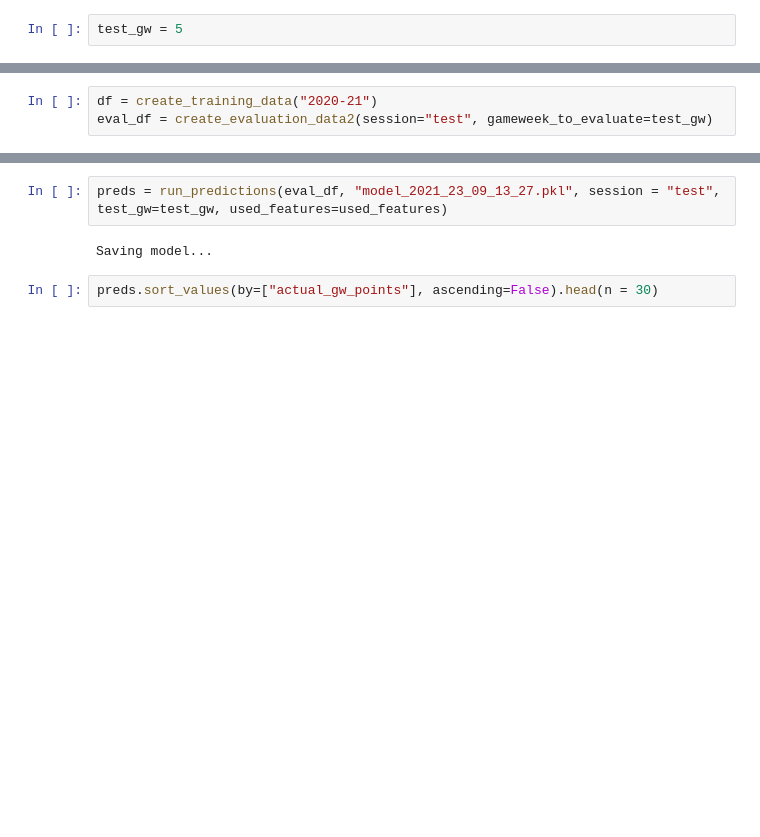
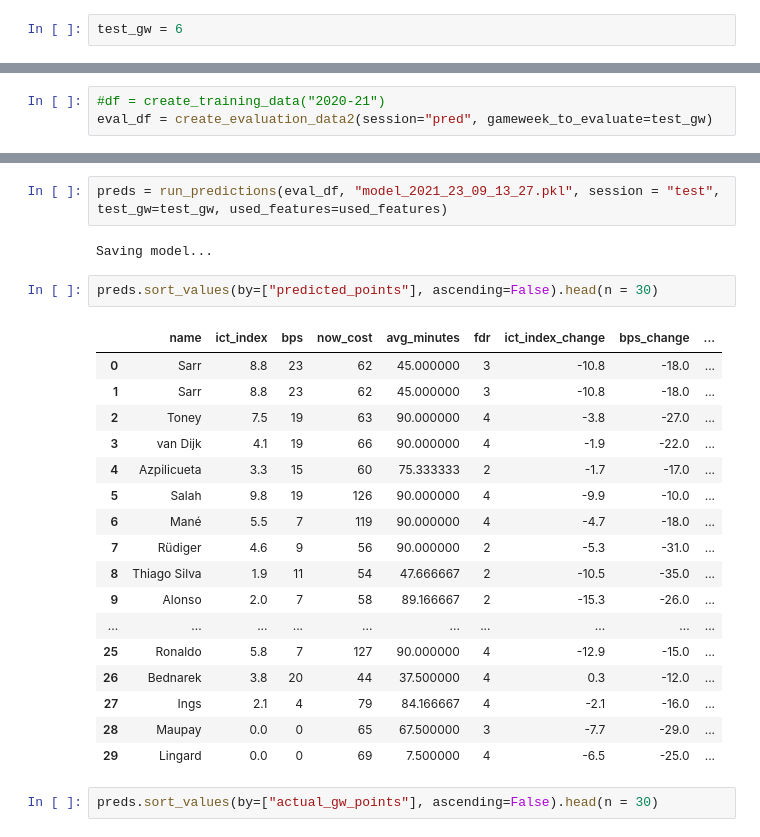
Before and after one commit to magnustorvund/fantasyAI, a Jupyter notebook: notebooks/performance_test.ipynb, the cells around one changed output, grey strips where cells are left out. Saved outputs shown, nothing was run; the diff lists cells and outputs as text; blank space fills up the shorter version.

```diff
--- a/notebooks/performance_test.ipynb
+++ b/notebooks/performance_test.ipynb
@@ -6,3 +6,3 @@ from data import create_training_data, create_evaluation_data2
 from pipeline import run_model_training, run_hyperparameter_tuning, run_model_training_quick, run_predictions
 # %%
-test_gw = 5
+test_gw = 6
@@ -9,3 +34,3 @@ test_gw = 5
 # %%
-df = create_training_data("2020-21")
-eval_df = create_evaluation_data2(session="test", gameweek_to_evaluate=test_gw)
+#df = create_training_data("2020-21")
+eval_df = create_evaluation_data2(session="pred", gameweek_to_evaluate=test_gw)
@@ -92,6 +109,26 @@ used_features =  ['name', 'ict_index', 'bps', 'now_cost','avg_minutes', 'fdr','i
 preds = run_predictions(eval_df, "model_2021_23_09_13_27.pkl", session = "test", test_gw=test_gw, used_features=used_features)
 # %% [output]
 Saving model...
+# %%
+preds.sort_values(by=["predicted_points"], ascending=False).head(n = 30)
+# %% [output]
+|  | name | ict_index | bps | now_cost | avg_minutes | fdr | ict_index_change | bps_change | ... |
+| 0 | Sarr | 8.8 | 23 | 62 | 45.000000 | 3 | -10.8 | -18.0 | ... |
+| 1 | Sarr | 8.8 | 23 | 62 | 45.000000 | 3 | -10.8 | -18.0 | ... |
+| 2 | Toney | 7.5 | 19 | 63 | 90.000000 | 4 | -3.8 | -27.0 | ... |
+| 3 | van Dijk | 4.1 | 19 | 66 | 90.000000 | 4 | -1.9 | -22.0 | ... |
+| 4 | Azpilicueta | 3.3 | 15 | 60 | 75.333333 | 2 | -1.7 | -17.0 | ... |
+| 5 | Salah | 9.8 | 19 | 126 | 90.000000 | 4 | -9.9 | -10.0 | ... |
+| 6 | Mané | 5.5 | 7 | 119 | 90.000000 | 4 | -4.7 | -18.0 | ... |
+| 7 | Rüdiger | 4.6 | 9 | 56 | 90.000000 | 2 | -5.3 | -31.0 | ... |
+| 8 | Thiago Silva | 1.9 | 11 | 54 | 47.666667 | 2 | -10.5 | -35.0 | ... |
+| 9 | Alonso | 2.0 | 7 | 58 | 89.166667 | 2 | -15.3 | -26.0 | ... |
+| ... | ... | ... | ... | ... | ... | ... | ... | ... | ... |
+| 25 | Ronaldo | 5.8 | 7 | 127 | 90.000000 | 4 | -12.9 | -15.0 | ... |
+| 26 | Bednarek | 3.8 | 20 | 44 | 37.500000 | 4 | 0.3 | -12.0 | ... |
+| 27 | Ings | 2.1 | 4 | 79 | 84.166667 | 4 | -2.1 | -16.0 | ... |
+| 28 | Maupay | 0.0 | 0 | 65 | 67.500000 | 3 | -7.7 | -29.0 | ... |
+| 29 | Lingard | 0.0 | 0 | 69 | 7.500000 | 4 | -6.5 | -25.0 | ... |
 # %%
 preds.sort_values(by=["actual_gw_points"], ascending=False).head(n = 30)
 # %% [output]
```
Also changed, not shown: parts of 5 cells of this notebook, 7 other files.
